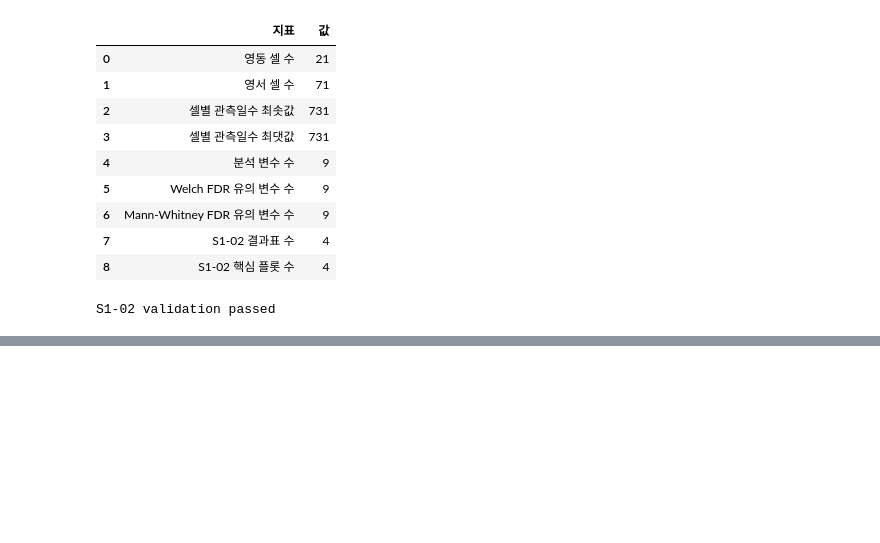
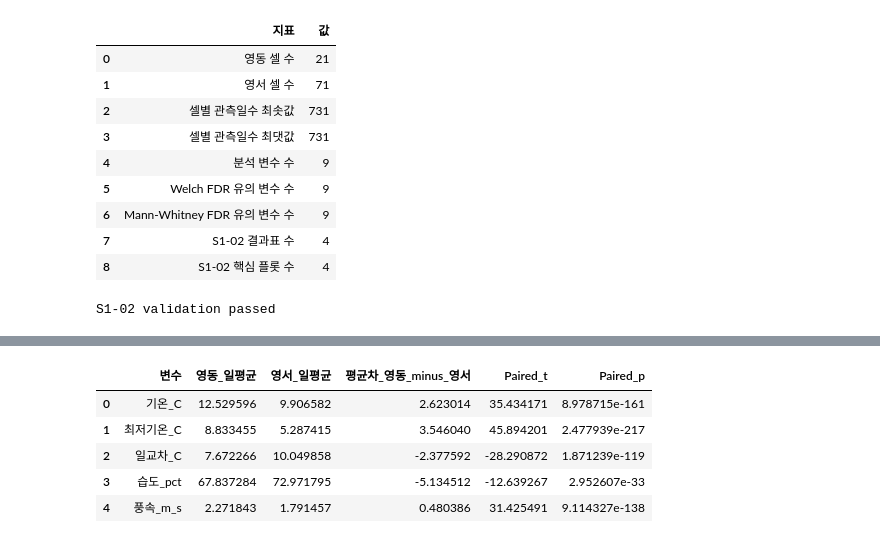
Before and after one commit to Max-JI64/farm-system-public-02, a Jupyter notebook: jsw/강원_재_EDA/Step1_강원도_기후지형및캐나다지수_기본분석.ipynb, the cells around one changed output, grey strips where cells are left out. Drawn from its saved outputs; the diff is of its cells as text; code cells hidden in the pictures; blank space fills up the shorter version.

```diff
--- a/jsw/강원_재_EDA/Step1_강원도_기후지형및캐나다지수_기본분석.ipynb
+++ b/jsw/강원_재_EDA/Step1_강원도_기후지형및캐나다지수_기본분석.ipynb
@@ -1042,0 +1099,33 @@ S1-02 validation passed
+# %%
+
+# 3. 날짜별 평균 비교 (영동 vs 영서)
+date_region = daily.groupby(['일시', '기후권역']).agg({
+    '기온_C': 'mean', '최저기온_C': 'mean', '일교차_C': 'mean',
+    '습도_pct': 'mean', '풍속_m_s': 'mean', '산불조심기간': 'max'
+}).reset_index()
+
+date_region_pivot = date_region.pivot(index='일시', columns='기후권역', values=variables).dropna()
+
+region_tests = []
+for v in variables:
+    yd = date_region_pivot[v]['영동']
+    ys = date_region_pivot[v]['영서']
+    stat, pval = stats.ttest_rel(yd, ys)
+    region_tests.append({
+        '변수': v,
+        '영동_일평균': yd.mean(),
+        '영서_일평균': ys.mean(),
+        '평균차_영동_minus_영서': yd.mean() - ys.mean(),
+        'Paired_t': stat,
+        'Paired_p': pval
+    })
+s103_date_region_tests = pd.DataFrame(region_tests)
+s103_date_region_tests.to_csv(TABLE_DIR / 'S1-03_date_region_tests.csv', index=False, encoding='utf-8-sig')
+display(s103_date_region_tests)
+# %% [output]
+|  | 변수 | 영동_일평균 | 영서_일평균 | 평균차_영동_minus_영서 | Paired_t | Paired_p |
+| 0 | 기온_C | 12.529596 | 9.906582 | 2.623014 | 35.434171 | 8.978715e-161 |
+| 1 | 최저기온_C | 8.833455 | 5.287415 | 3.546040 | 45.894201 | 2.477939e-217 |
+| 2 | 일교차_C | 7.672266 | 10.049858 | -2.377592 | -28.290872 | 1.871239e-119 |
+| 3 | 습도_pct | 67.837284 | 72.971795 | -5.134512 | -12.639267 | 2.952607e-33 |
+| 4 | 풍속_m_s | 2.271843 | 1.791457 | 0.480386 | 31.425491 | 9.114327e-138 |
```
Also changed, not shown: parts of 8 cells of this notebook, 7 other files.
